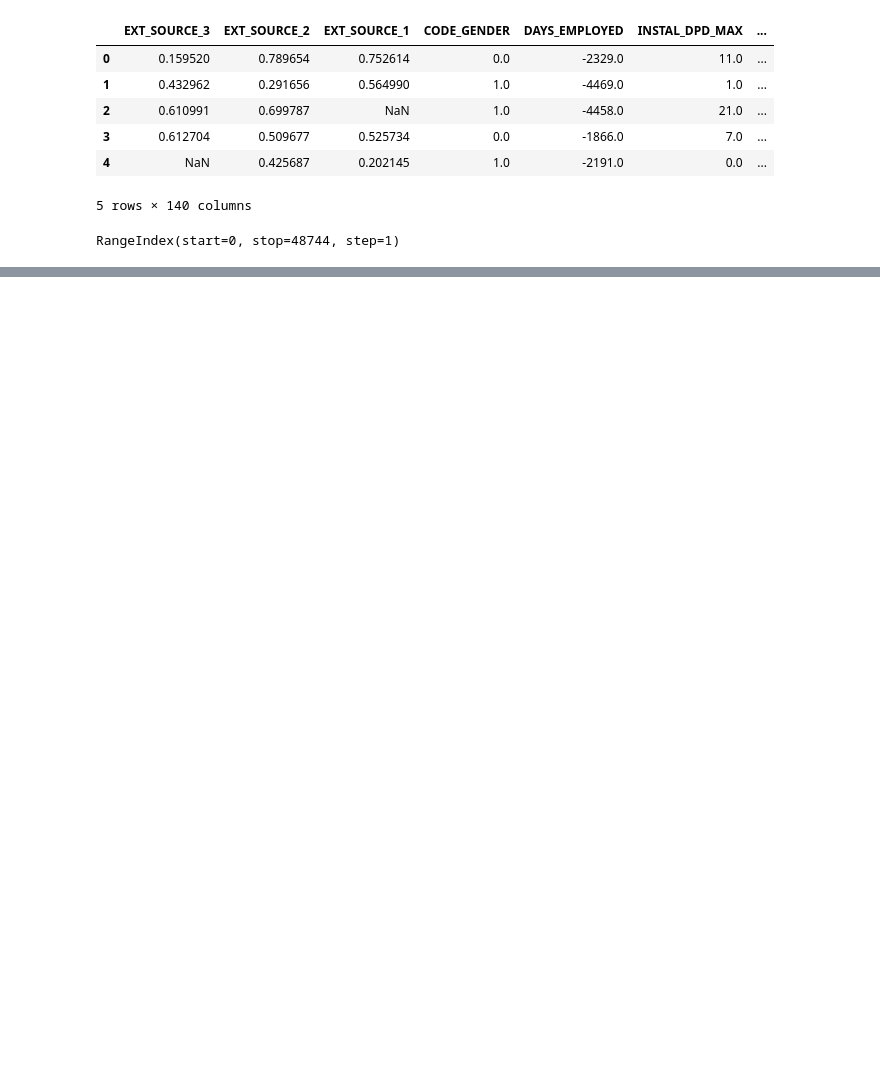
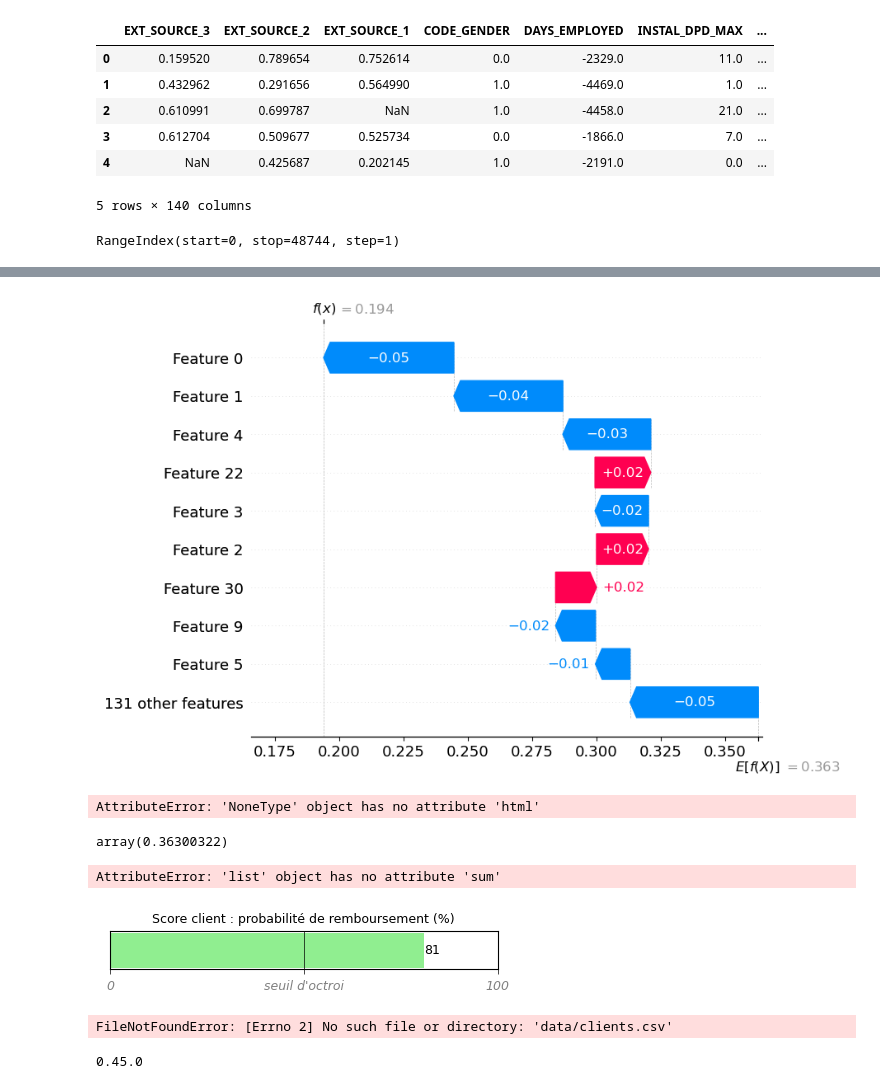
Before and after one commit to jjeerroommee/OC-DataScientist-P8, a Jupyter notebook: Untitled.ipynb, the cells around one changed output, grey strips where cells are left out. Cells and saved outputs as stored; diff of their text form; code cells hidden in the pictures; blank space fills up the shorter version.

```diff
--- a/Untitled.ipynb
+++ b/Untitled.ipynb
@@ -129,0 +139,13 @@ data
+# %%
+shap.waterfall_plot(my_exp).html()
+# %% [output]
+[figure, added]
+AttributeError: 'NoneType' object has no attribute 'html'
+# %%
+np.array(pred['shap_base_values'])
+# %% [output]
+array(0.36300322)
+# %%
+shap.waterfall_plot(shap_values)
+# %% [output]
+AttributeError: 'list' object has no attribute 'sum'
@@ -129,0 +154,25 @@ data
+# %%
+if pred['classe'] == 'accepté' :
+    status_color = 'lightgreen'
+    reponse = 'crédit accordé'
+else :
+    status_color = 'lightcoral'
+    reponse = 'crédit refusé'
+
+fig, ax = plt.subplots(figsize=(5, 0.5))
+bars = ax.barh(y=['Score'], width=round(100*(1-pred['proba_echec'])), height=0.5, color = status_color)
+
+ax.bar_label(bars, fontsize = 9)
+ax.yaxis.set_visible(False)
+ax.set_xticks([0, 50, 100], labels=['0', "seuil d'octroi", '100'], fontsize = 9, style='italic', color = 'gray')
+ax.tick_params(width=0.5)
+
+plt.axvline(x=50, linewidth=0.5, color='black', label='qfs')
+plt.title('Score client : probabilité de remboursement (%)', fontsize = 9)
+plt.show()
+# %% [output]
+[figure, added]
+# %%
+clients = pd.read_csv("data/clients.csv", sep=";")
+# %% [output]
+FileNotFoundError: [Errno 2] No such file or directory: 'data/clients.csv'
@@ -129,0 +181,4 @@ data
+# %%
+print(shap.__version__)
+# %% [output]
+0.45.0
```
Also changed, not shown: parts of 25 cells of this notebook, 4 other files.
